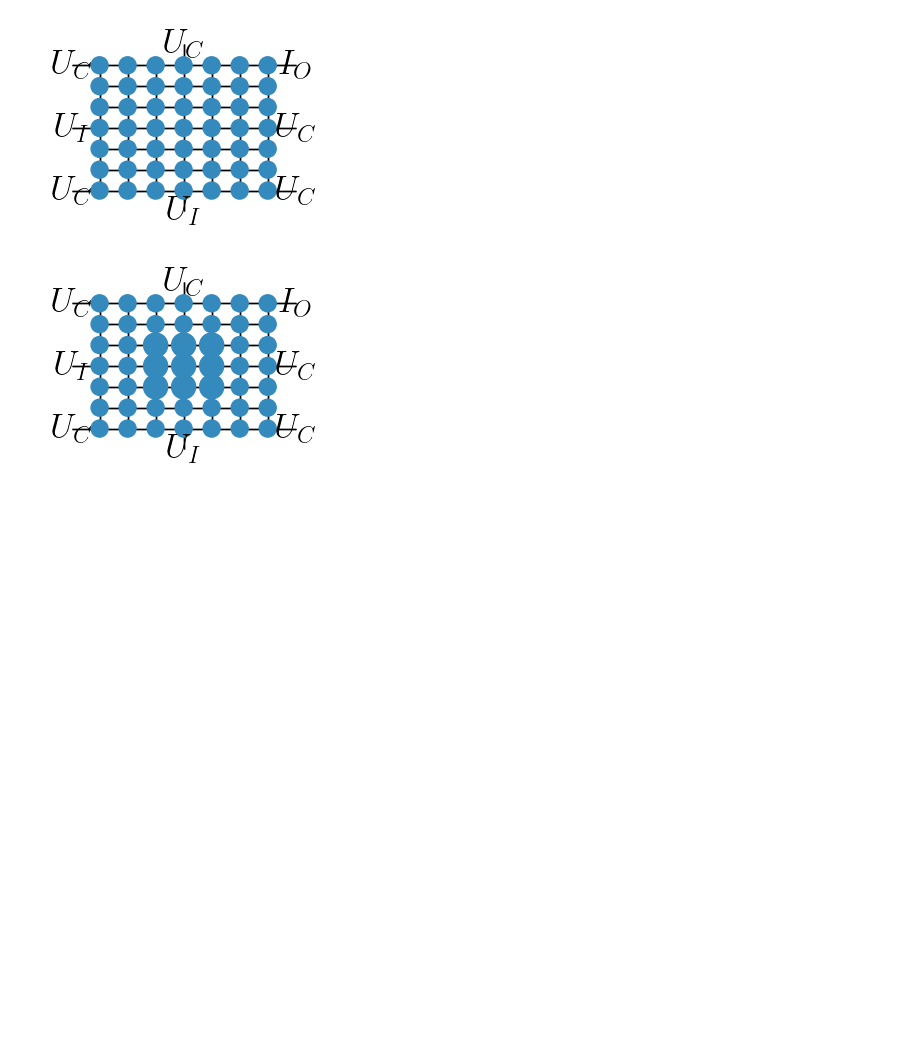
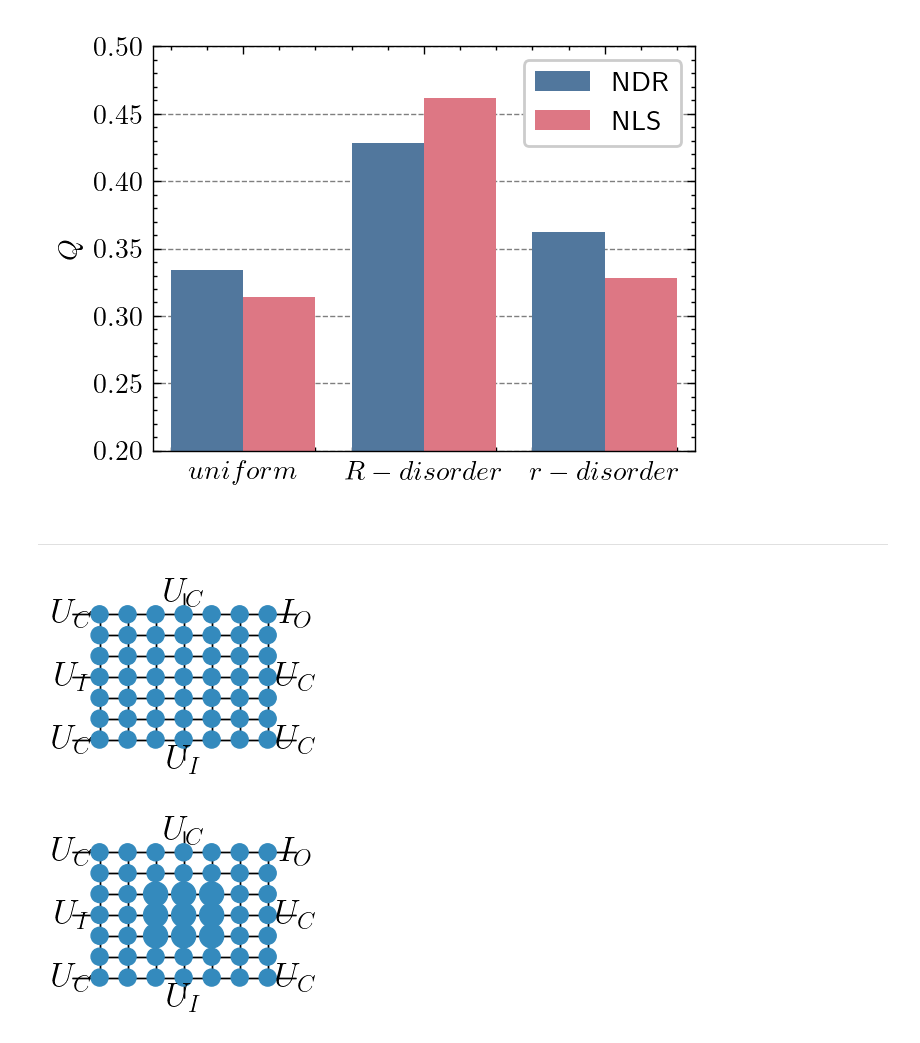
Before and after one commit to JonasMnsing/NanoNets, a Jupyter notebook: scripts/2_funding_period/WP2/ndr_nls/ndr_nls.ipynb, the cells around one changed output. Drawn from its saved outputs; the diff is of its cells as text; code cells hidden in the pictures; blank space fills up the shorter version.

```diff
--- a/scripts/2_funding_period/WP2/ndr_nls/ndr_nls.ipynb
+++ b/scripts/2_funding_period/WP2/ndr_nls/ndr_nls.ipynb
@@ -130,3 +132,47 @@ with plt.style.context(["science","bright","grid"]):
+# %%
+# Current Relations
+params      = nanonets_utils.nonlinear_parameter(df=df)
+params_res  = nanonets_utils.nonlinear_parameter(df=df_res)
+params_rad  = nanonets_utils.nonlinear_parameter(df=df_rad)
+
+# NDR
+Q_ndr_l = nanonets_utils.return_ndr(params['Ml'])
+Q_ndr_r = nanonets_utils.return_ndr(params['Mr'])
+Q_ndr   = (Q_ndr_l + Q_ndr_r)/2
+
+Q_ndr_l_res = nanonets_utils.return_ndr(params_res['Ml'])
+Q_ndr_r_res = nanonets_utils.return_ndr(params_res['Mr'])
+Q_ndr_res   = (Q_ndr_l_res + Q_ndr_r_res)/2
+
+Q_ndr_l_rad = nanonets_utils.return_ndr(params_rad['Ml'])
+Q_ndr_r_rad = nanonets_utils.return_ndr(params_rad['Mr'])
+Q_ndr_rad   = (Q_ndr_l_rad + Q_ndr_r_rad)/2
+
+# NLS
+bins        = 500
+Q_nls       = nanonets_utils.return_nls(df=params, bins=bins)
+Q_nls_res   = nanonets_utils.return_nls(df=params_res, bins=bins)
+Q_nls_rad   = nanonets_utils.return_nls(df=params_rad, bins=bins)
+
+# DataFrame
+df_Q        = pd.DataFrame(np.array([['$uniform$','$R-disorder$','$r-disorder$'],[Q_ndr, Q_ndr_res, Q_ndr_rad],[Q_nls, Q_nls_res, Q_nls_rad]]).T, columns=['Disorder','NDR','NLS'])
+df_Q        = pd.melt(df_Q, var_name='Type', value_name='Q', value_vars=['NDR','NLS'], id_vars=['Disorder'])
+df_Q['Q']   = pd.to_numeric(df_Q['Q'])
+# %%
+with plt.style.context(["science","bright","grid"]):
+
+    fig = plt.figure(dpi=200)
+    ax  = fig.add_subplot()
+    ax  = sns.barplot(df_Q, x='Disorder', y='Q', hue='Type', ax=ax, dodge=True)
+
+    ax.set_ylabel("$Q$")
+    ax.set_xlabel("")
+    ax.legend(title='')
+    ax.set_ylim(0.2,0.5)
+# %% [output]
+[figure, added]
+# %% [markdown]
+---
 # %%
 network_topology    = "cubic"
 topology_parameter  = {
```
Also changed, not shown: parts of 15 cells of this notebook, 6 other files.
